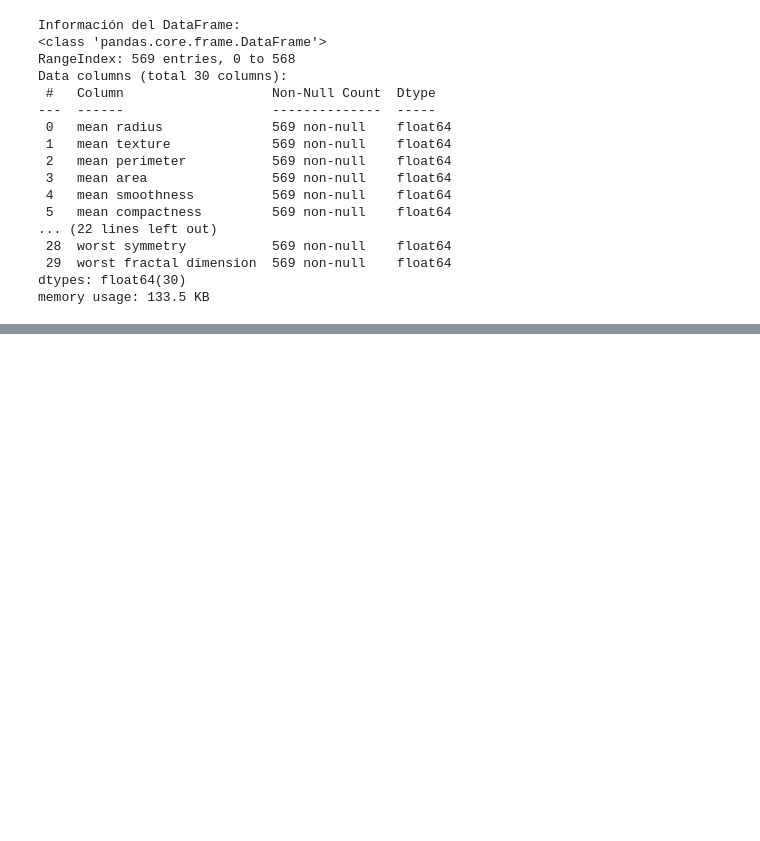
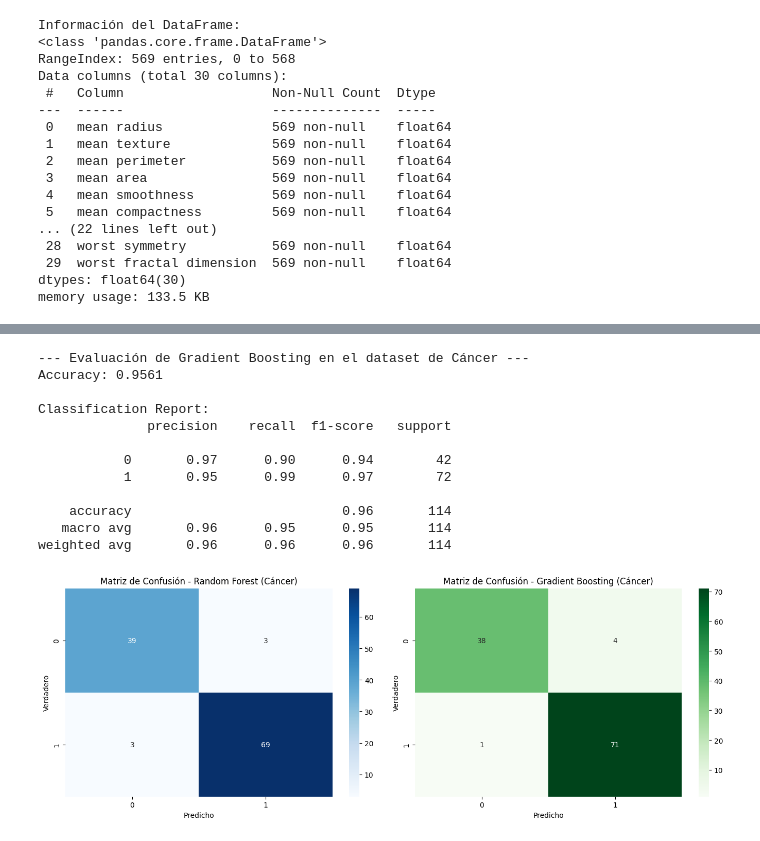
Before and after one commit to marcopadila/Aprendizaje1, a Jupyter notebook: clase06/notebook_06-carlos.ipynb, the cells around one changed output, grey strips where cells are left out. Cells and saved outputs as stored; diff of their text form; code cells hidden in the pictures; blank space fills up the shorter version.

```diff
--- a/clase06/notebook_06-carlos.ipynb
+++ b/clase06/notebook_06-carlos.ipynb
@@ -592,3 +592,21 @@ Data columns (total 30 columns):
  29  worst fractal dimension  569 non-null    float64
 dtypes: float64(30)
 memory usage: 133.5 KB
+# %%
+## implemento el Random Forest con los mejores parámetros encontrados
+rf_model_cancer = RandomForestClassifier(n_estimators=200, max_depth=3, max_features='sqrt', random_state=100, oob_score=True)
+# Dividir el dataset en entrenamiento y prueba (80% / 20%)
+X_train_cancer, X_test_cancer, y_train_cancer, y_test_cancer = train_test_split(
+    X_cancer, y_cancer, test_size=0.2, random_state=42, stratify=y_cancer
+)
+# Entrenar el modelo con los datos de entrenamiento
+rf_model_cancer.fit(X_train_cancer, y_train_cancer)
+# Realizar predicciones sobre el conjunto de prueba
+y_pred_rf_cancer = rf_model_cancer.predict(X_test_cancer)
+# Evaluar el rendimiento
+print("--- Evaluación de Random Forest en el dataset de Cáncer ---")
+print(f"Accuracy: {accuracy_score(y_test_cancer, y_pred_rf_cancer):.4f}")
+print(f"Error OOB (Out-of-Bag): {1 - rf_model_cancer.oob_score_:.4f}") # Error OOB
+print(f"Accuracy OOB: {rf_model_cancer.oob_score_:.4f}")
+print("\nClassification Report:")
+print(classification_report(y_test_cancer, y_pred_rf_cancer))
@@ -594,0 +628,40 @@ memory usage: 133.5 KB
+# %%
+## implemento el Gradient Boosting con los mejores parámetros encontrados
+gb_model_cancer = GradientBoostingClassifier(n_estimators=100, learning_rate=0.1, max_depth=3, random_state=42)
+# Entrenar el modelo
+gb_model_cancer.fit(X_train_cancer, y_train_cancer)
+# Realizar predicciones
+y_pred_gb_cancer = gb_model_cancer.predict(X_test_cancer)
+# Evaluar el rendimiento
+print("--- Evaluación de Gradient Boosting en el dataset de Cáncer ---")
+print(f"Accuracy: {accuracy_score(y_test_cancer, y_pred_gb_cancer):.4f}")
+print("\nClassification Report:")
+print(classification_report(y_test_cancer, y_pred_gb_cancer))
+# Calcular matrices de confusión
+cm_rf_cancer = confusion_matrix(y_test_cancer, y_pred_rf_cancer)
+cm_gb_cancer = confusion_matrix(y_test_cancer, y_pred_gb_cancer)
+fig, axes = plt.subplots(1, 2, figsize=(14, 5))
+sns.heatmap(cm_rf_cancer, annot=True, fmt='d', cmap='Blues', ax=axes[0])
+axes[0].set_title('Matriz de Confusión - Random Forest (Cáncer)')
+axes[0].set_xlabel('Predicho')
+axes[0].set_ylabel('Verdadero')
+sns.heatmap(cm_gb_cancer, annot=True, fmt='d', cmap='Greens', ax=axes[1])
+axes[1].set_title('Matriz de Confusión - Gradient Boosting (Cáncer)')
+axes[1].set_xlabel('Predicho')
+axes[1].set_ylabel('Verdadero')
+plt.tight_layout()
+plt.show()
+# %% [output]
+--- Evaluación de Gradient Boosting en el dataset de Cáncer ---
+Accuracy: 0.9561
+
+Classification Report:
+              precision    recall  f1-score   support
+
+           0       0.97      0.90      0.94        42
+           1       0.95      0.99      0.97        72
+
+    accuracy                           0.96       114
+   macro avg       0.96      0.95      0.95       114
+weighted avg       0.96      0.96      0.96       114
+[figure, added]
```
Also changed, not shown: parts of 1 cell of this notebook.
